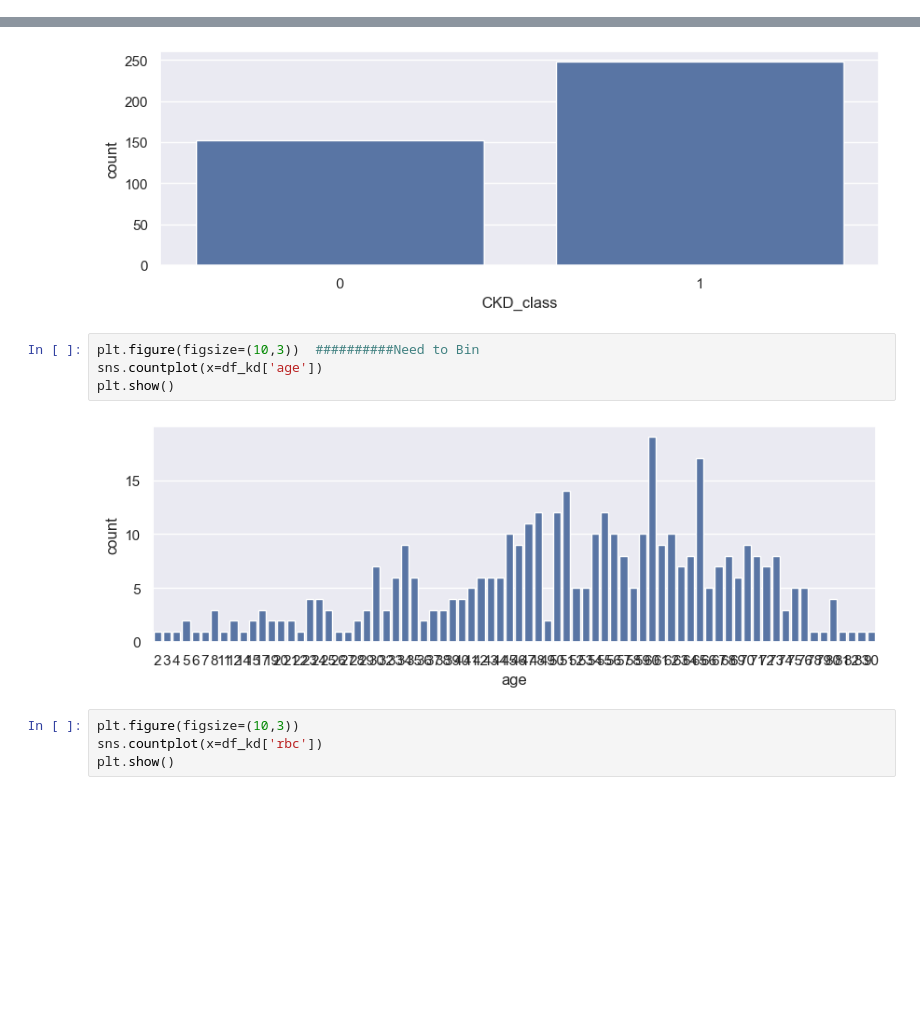
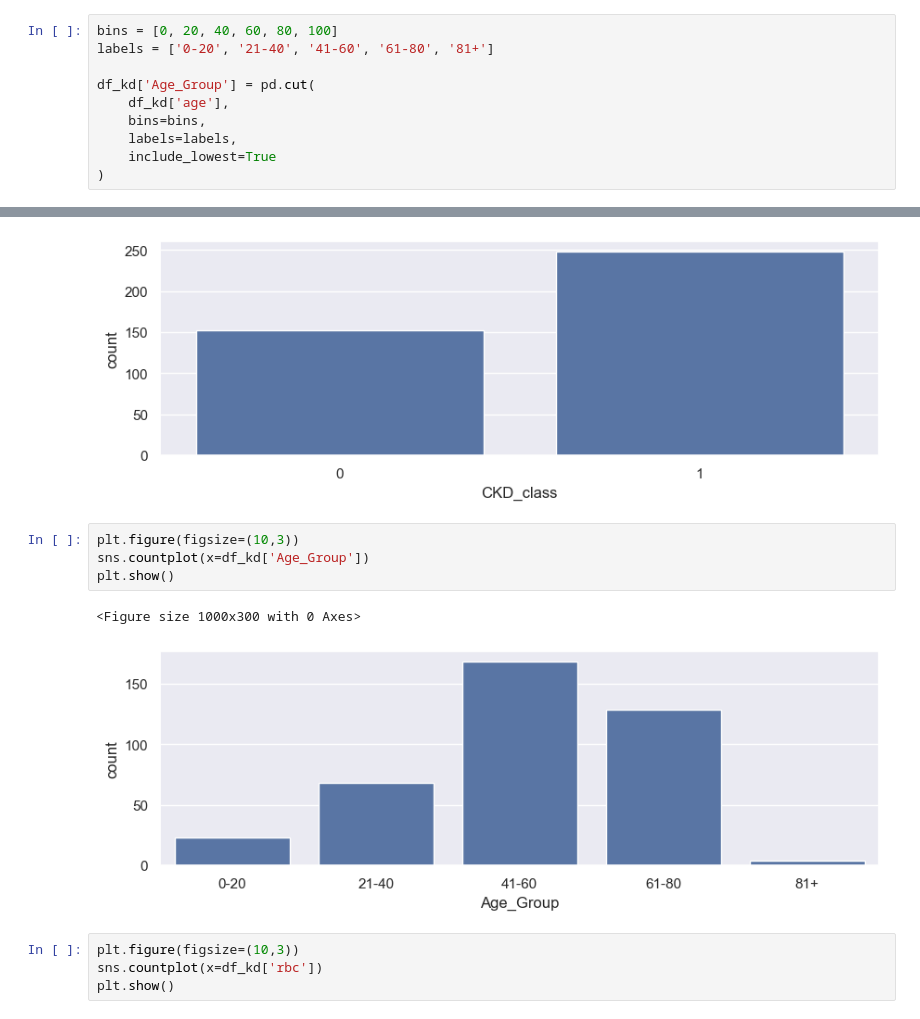
Before and after one commit to rcswider/Chronic-Kidney-Disease, a Jupyter notebook: notebooks/ISDS 7075 - Group 4 Project.ipynb, the cells around one changed output, grey strips where cells are left out. Drawn from its saved outputs; the diff is of its cells as text; blank space fills up the shorter version.

```diff
--- a/notebooks/ISDS 7075 - Group 4 Project.ipynb
+++ b/notebooks/ISDS 7075 - Group 4 Project.ipynb
@@ -475,6 +475,16 @@ memory usage: 72.0+ KB
 ### Data Normalization
 # %% [markdown]
 ### Binning
+# %%
+bins = [0, 20, 40, 60, 80, 100]
+labels = ['0-20', '21-40', '41-60', '61-80', '81+']
+
+df_kd['Age_Group'] = pd.cut(
+    df_kd['age'],
+    bins=bins,
+    labels=labels,
+    include_lowest=True
+)
 # %% [markdown]
 ### Visualizations
 # %%
@@ -484,11 +494,12 @@ plt.show()
 # %% [output]
 [figure]
 # %%
-plt.figure(figsize=(10,3))  ##########Need to Bin
-sns.countplot(x=df_kd['age'])
+plt.figure(figsize=(10,3))
+sns.countplot(x=df_kd['Age_Group'])
 plt.show()
 # %% [output]
+<Figure size 1000x300 with 0 Axes>
-[figure, old version]
+[figure, new version]
 # %%
 plt.figure(figsize=(10,3))
 sns.countplot(x=df_kd['rbc'])
```
